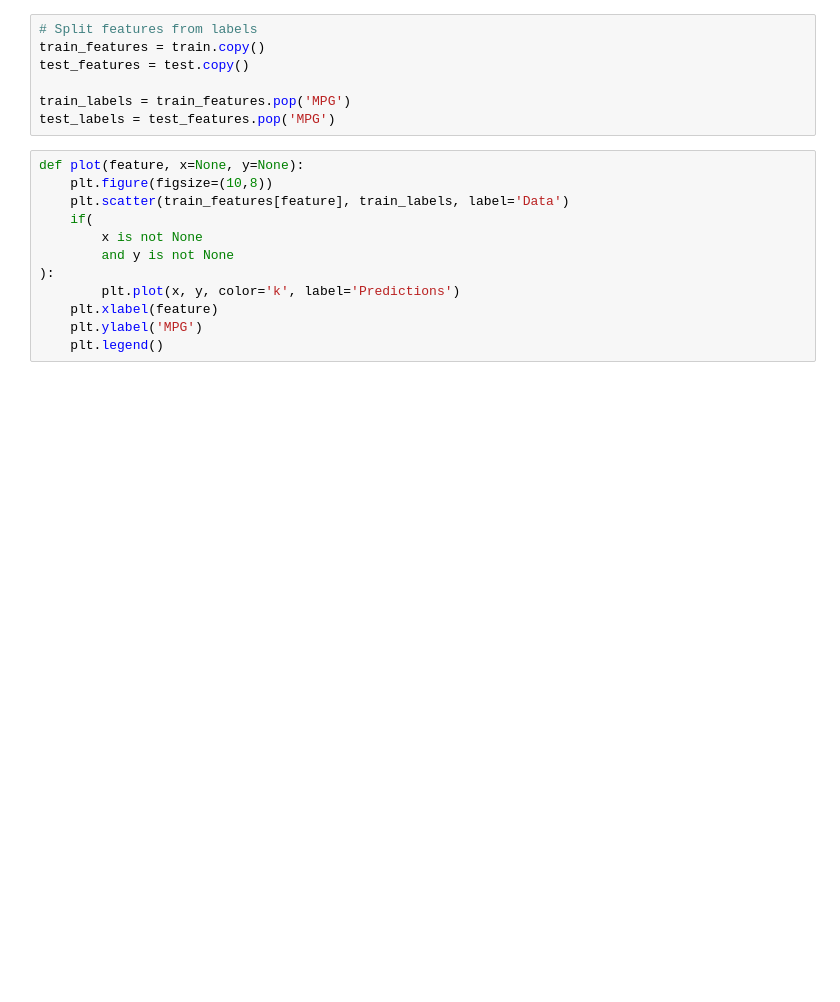
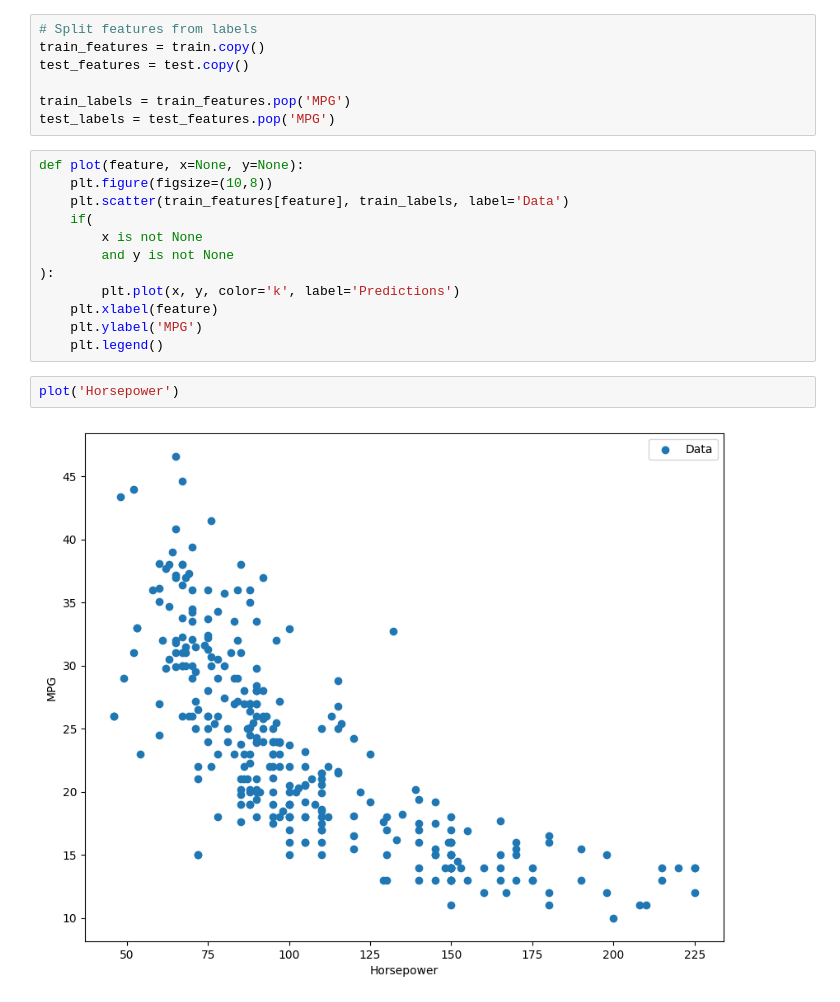
Before and after one commit to xpcosmos/tensorflow-learning, a Jupyter notebook: first_neural_network/linear_regression.ipynb, the cells around one changed output. Cells and saved outputs as stored; diff of their text form; blank space fills up the shorter version.

Commit message:
Plotting weight and horsepower

```diff
--- a/first_neural_network/linear_regression.ipynb
+++ b/first_neural_network/linear_regression.ipynb
@@ -84,3 +84,7 @@ def plot(feature, x=None, y=None):
     plt.xlabel(feature)
     plt.ylabel('MPG')
     plt.legend()
+# %%
+plot('Horsepower')
+# %% [output]
+[figure, added]
```
Also changed, not shown: parts of 1 cell of this notebook.
